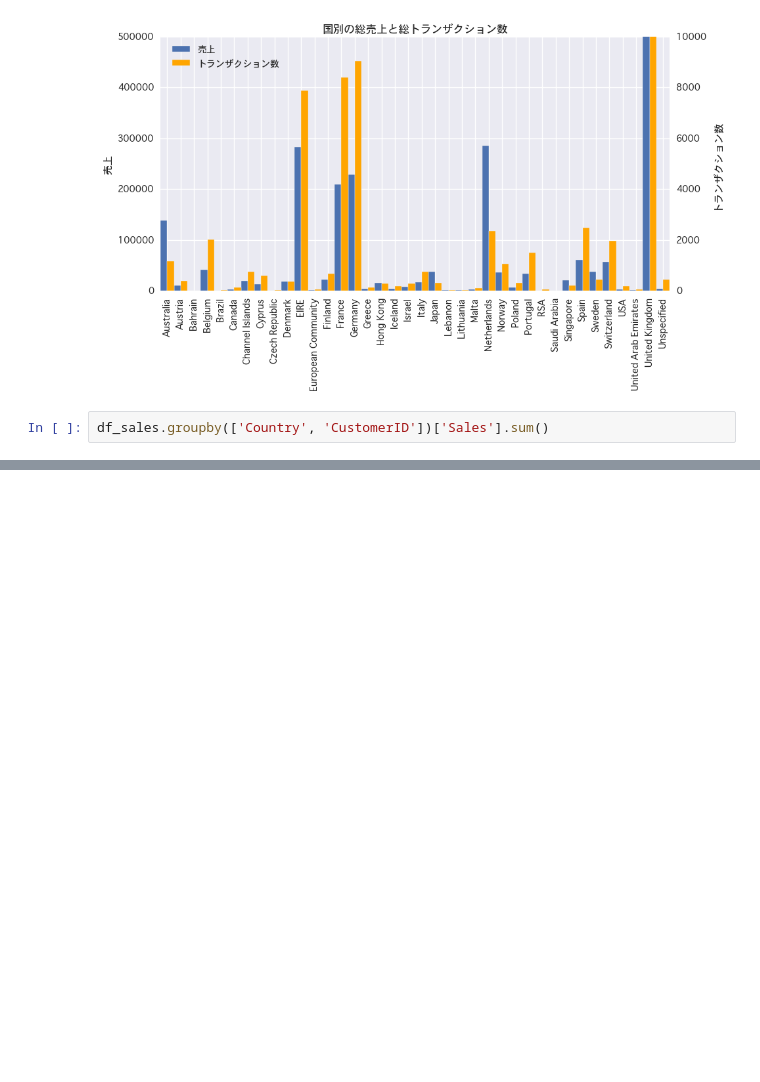
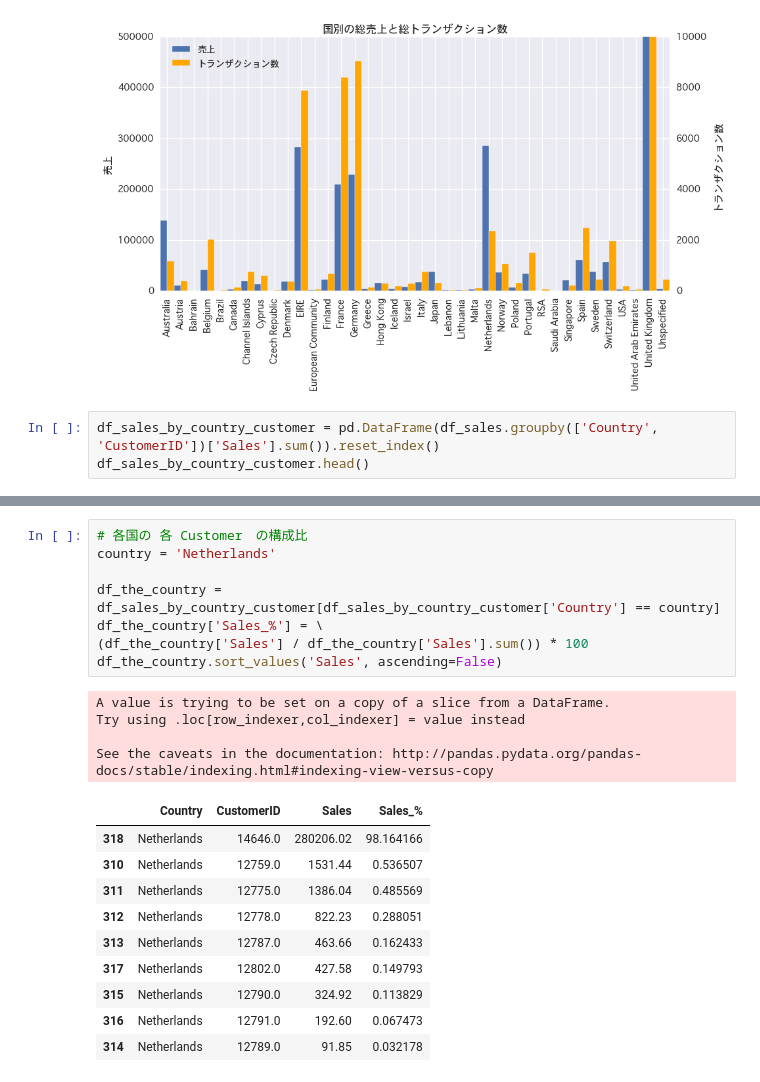
Before and after one commit to Fujiki-Nakamura/OnlineRetailAnalysis, a Jupyter notebook: EDA/sales.ipynb, the cells around one changed output, grey strips where cells are left out. Drawn from its saved outputs; the diff is of its cells as text; blank space fills up the shorter version.

```diff
--- a/EDA/sales.ipynb
+++ b/EDA/sales.ipynb
@@ -117,5 +129,6 @@ plt.show()
 # %% [output]
 [figure]
 # %%
-df_sales.groupby(['Country', 'CustomerID'])['Sales'].sum()
+df_sales_by_country_customer = pd.DataFrame(df_sales.groupby(['Country', 'CustomerID'])['Sales'].sum()).reset_index()
+df_sales_by_country_customer.head()
 # %% [output]
@@ -138,0 +158,23 @@ Name: Sales, dtype: float64
+# %%
+# 各国の 各 Customer　の構成比
+country = 'Netherlands'
+
+df_the_country = df_sales_by_country_customer[df_sales_by_country_customer['Country'] == country]
+df_the_country['Sales_%'] = \
+(df_the_country['Sales'] / df_the_country['Sales'].sum()) * 100
+df_the_country.sort_values('Sales', ascending=False)
+# %% [output]
+A value is trying to be set on a copy of a slice from a DataFrame.
+Try using .loc[row_indexer,col_indexer] = value instead
+
+See the caveats in the documentation: http://pandas.pydata.org/pandas-docs/stable/indexing.html#indexing-view-versus-copy
+|  | Country | CustomerID | Sales | Sales_% |
+| 318 | Netherlands | 14646.0 | 280206.02 | 98.164166 |
+| 310 | Netherlands | 12759.0 | 1531.44 | 0.536507 |
+| 311 | Netherlands | 12775.0 | 1386.04 | 0.485569 |
+| 312 | Netherlands | 12778.0 | 822.23 | 0.288051 |
+| 313 | Netherlands | 12787.0 | 463.66 | 0.162433 |
+| 317 | Netherlands | 12802.0 | 427.58 | 0.149793 |
+| 315 | Netherlands | 12790.0 | 324.92 | 0.113829 |
+| 316 | Netherlands | 12791.0 | 192.60 | 0.067473 |
+| 314 | Netherlands | 12789.0 | 91.85 | 0.032178 |
```
Also changed, not shown: parts of 20 cells of this notebook, 4 other files.
